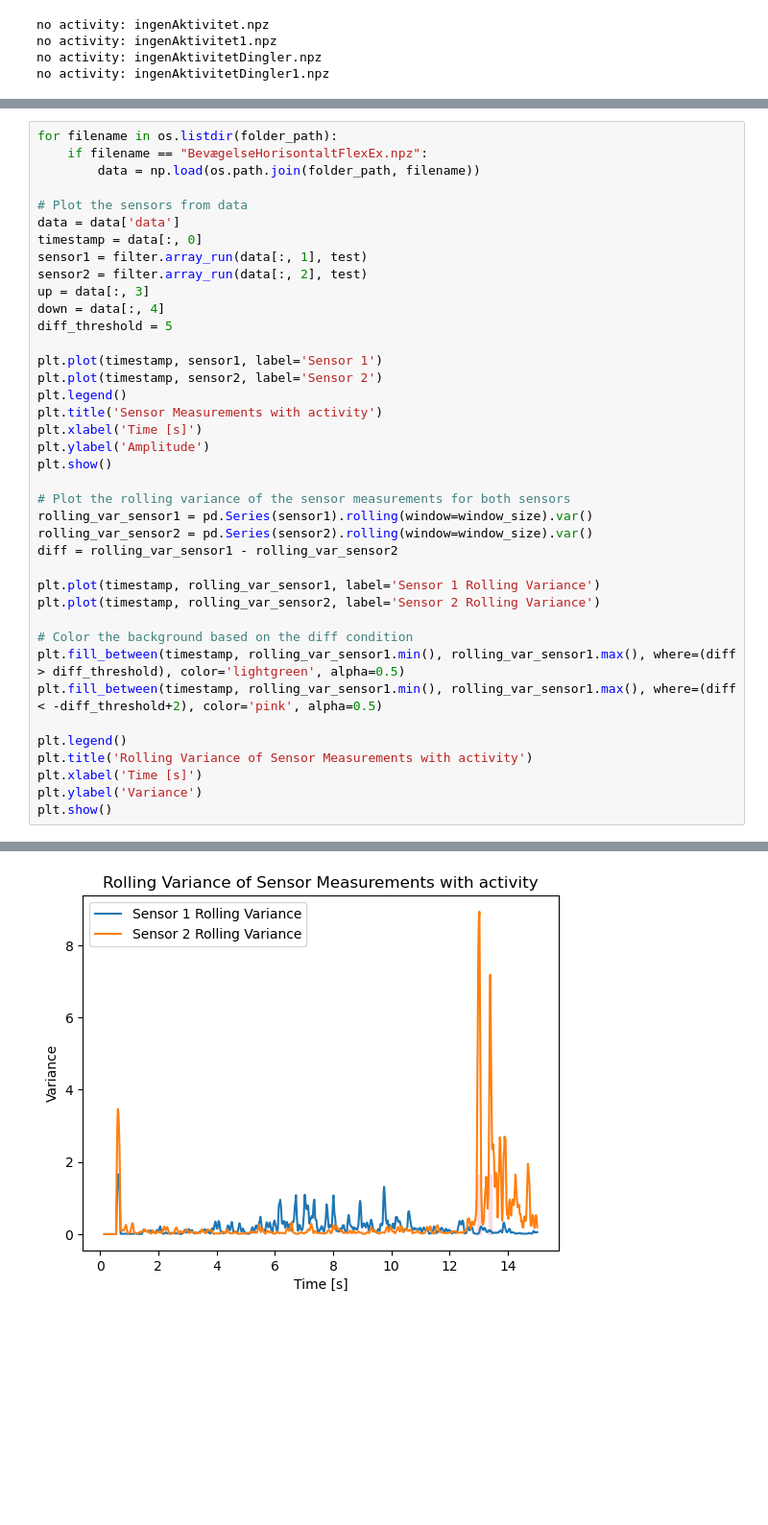
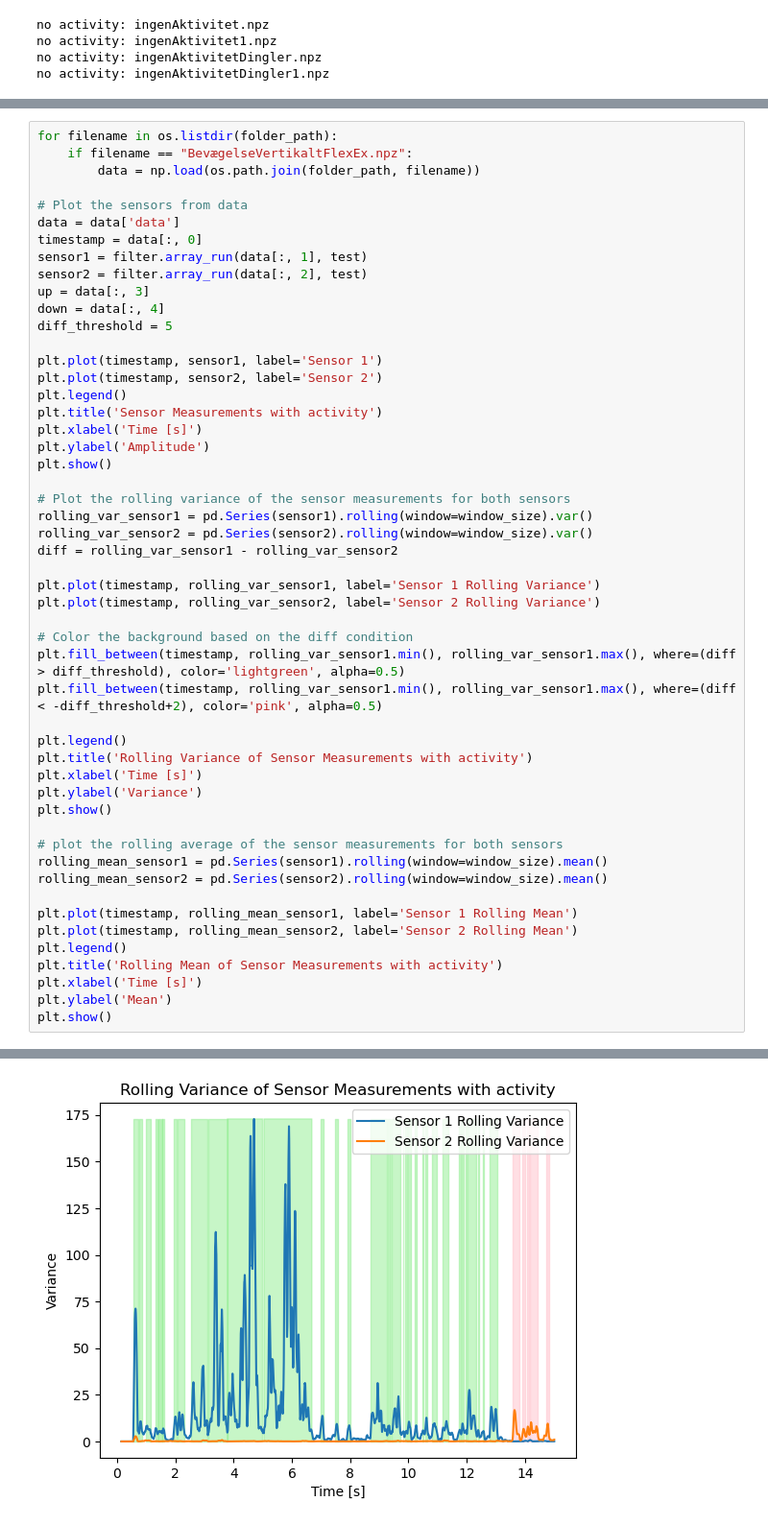
Before and after one commit to carl0801/ElbowExo, a Jupyter notebook: Shimmer3/FilterAndDisplay.ipynb, the cells around one changed output, grey strips where cells are left out. Shown at 96% size. Drawn from its saved outputs; the diff is of its cells as text; blank space fills up the shorter version.

```diff
--- a/Shimmer3/FilterAndDisplay.ipynb
+++ b/Shimmer3/FilterAndDisplay.ipynb
@@ -106,6 +141,6 @@ elbow angle
 # %%
 for filename in os.listdir(folder_path):
-    if filename == "BevægelseHorisontaltFlexEx.npz":
+    if filename == "BevægelseVertikaltFlexEx.npz":
         data = np.load(os.path.join(folder_path, filename))
 
 # Plot the sensors from data
@@ -142,4 +177,16 @@ plt.title('Rolling Variance of Sensor Measurements with activity')
 plt.xlabel('Time [s]')
 plt.ylabel('Variance')
 plt.show()
+
+# plot the rolling average of the sensor measurements for both sensors
+rolling_mean_sensor1 = pd.Series(sensor1).rolling(window=window_size).mean()
+rolling_mean_sensor2 = pd.Series(sensor2).rolling(window=window_size).mean()
+
+plt.plot(timestamp, rolling_mean_sensor1, label='Sensor 1 Rolling Mean')
+plt.plot(timestamp, rolling_mean_sensor2, label='Sensor 2 Rolling Mean')
+plt.legend()
+plt.title('Rolling Mean of Sensor Measurements with activity')
+plt.xlabel('Time [s]')
+plt.ylabel('Mean')
+plt.show()
 # %% [output]
@@ -147 +194 @@ plt.show()
-[figure, old version]
+[figure, new version]
```
Also changed, not shown: parts of 6 cells of this notebook, 5 other files.
